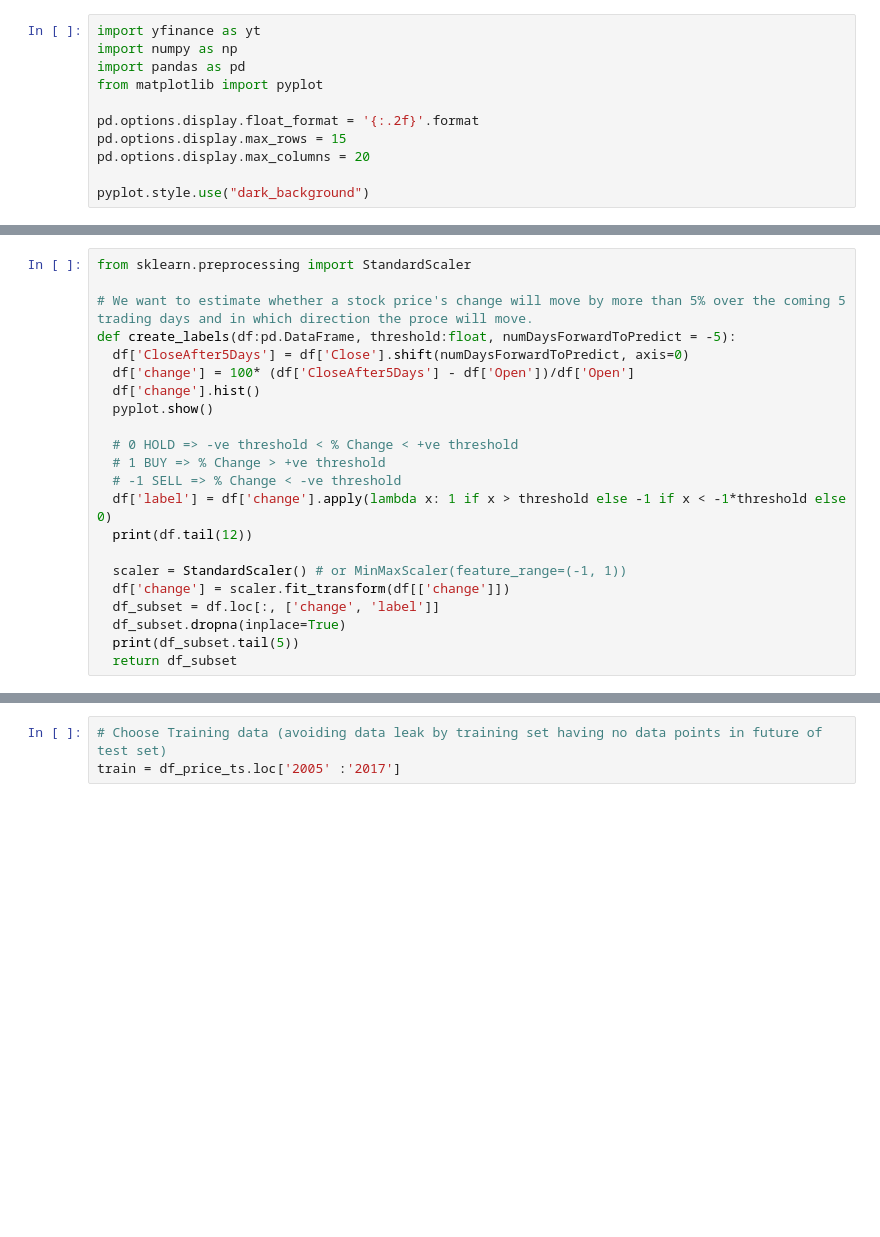
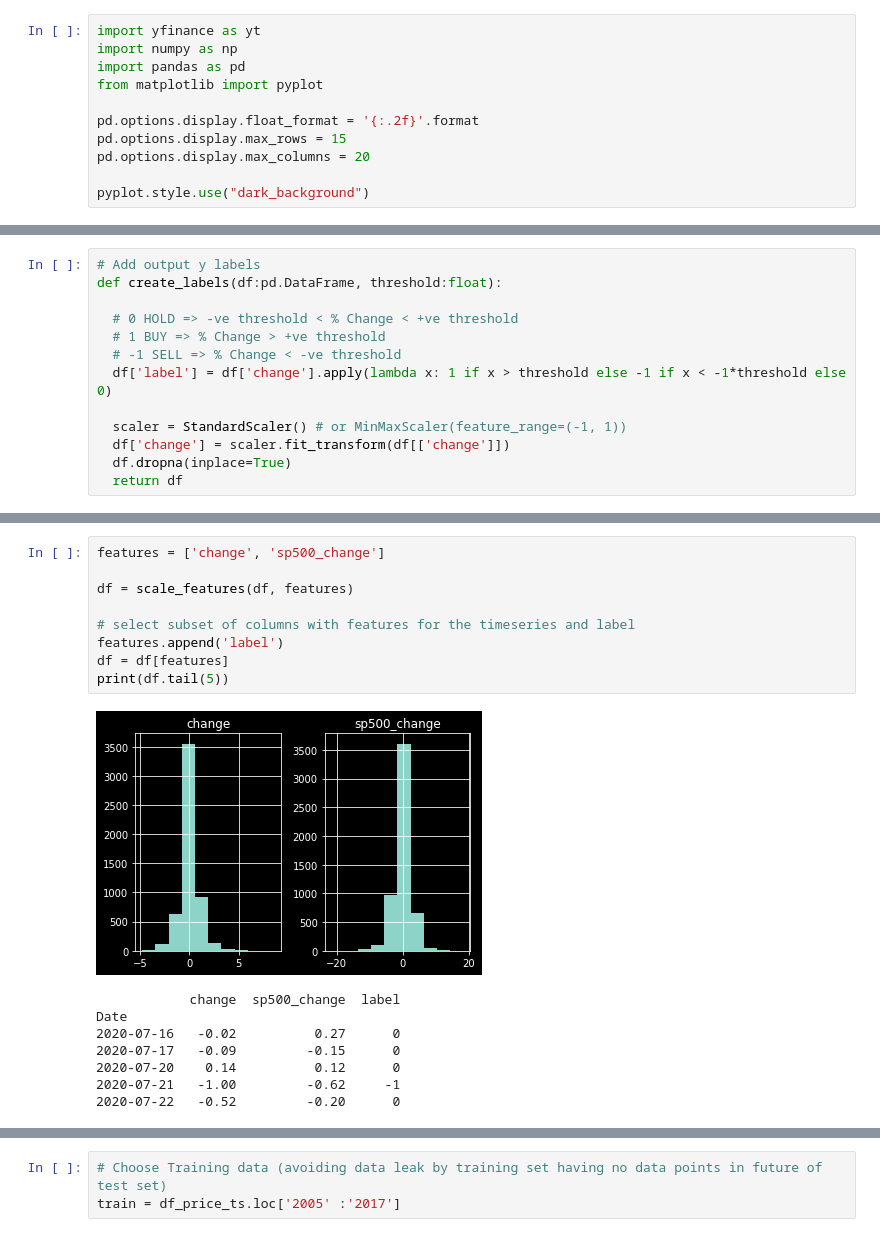
Before and after one commit to simonperrott/stockatron, a Jupyter notebook: stockatron_baseline_model.ipynb, the cells around one changed output, grey strips where cells are left out. Cells and saved outputs as stored; diff of their text form; blank space fills up the shorter version.

```diff
--- a/stockatron_baseline_model.ipynb
+++ b/stockatron_baseline_model.ipynb
@@ -42,23 +61,14 @@ Date
 # %%
-from sklearn.preprocessing import StandardScaler
-
-# We want to estimate whether a stock price's change will move by more than 5% over the coming 5 trading days and in which direction the proce will move.
-def create_labels(df:pd.DataFrame, threshold:float, numDaysForwardToPredict = -5):
-  df['CloseAfter5Days'] = df['Close'].shift(numDaysForwardToPredict, axis=0)
-  df['change'] = 100* (df['CloseAfter5Days'] - df['Open'])/df['Open']
-  df['change'].hist()
-  pyplot.show()
+# Add output y labels
+def create_labels(df:pd.DataFrame, threshold:float):
 
   # 0 HOLD => -ve threshold < % Change < +ve threshold
   # 1 BUY => % Change > +ve threshold
   # -1 SELL => % Change < -ve threshold
   df['label'] = df['change'].apply(lambda x: 1 if x > threshold else -1 if x < -1*threshold else 0)
-  print(df.tail(12))
 
   scaler = StandardScaler() # or MinMaxScaler(feature_range=(-1, 1))
   df['change'] = scaler.fit_transform(df[['change']])
-  df_subset = df.loc[:, ['change', 'label']]
-  df_subset.dropna(inplace=True)
-  print(df_subset.tail(5))
-  return df_subset
+  df.dropna(inplace=True)
+  return df
 # %%
@@ -85,3 +107,21 @@ Date
+# %%
+features = ['change', 'sp500_change']
+
+df = scale_features(df, features)
+
+# select subset of columns with features for the timeseries and label
+features.append('label')
+df = df[features]
+print(df.tail(5))
+# %% [output]
+[figure, added]
+            change  sp500_change  label
+Date
+2020-07-16   -0.02          0.27      0
+2020-07-17   -0.09         -0.15      0
+2020-07-20    0.14          0.12      0
+2020-07-21   -1.00         -0.62     -1
+2020-07-22   -0.52         -0.20      0
 # %%
 from pandas import DataFrame
 from pandas import concat
```
Also changed, not shown: parts of 18 cells of this notebook.
